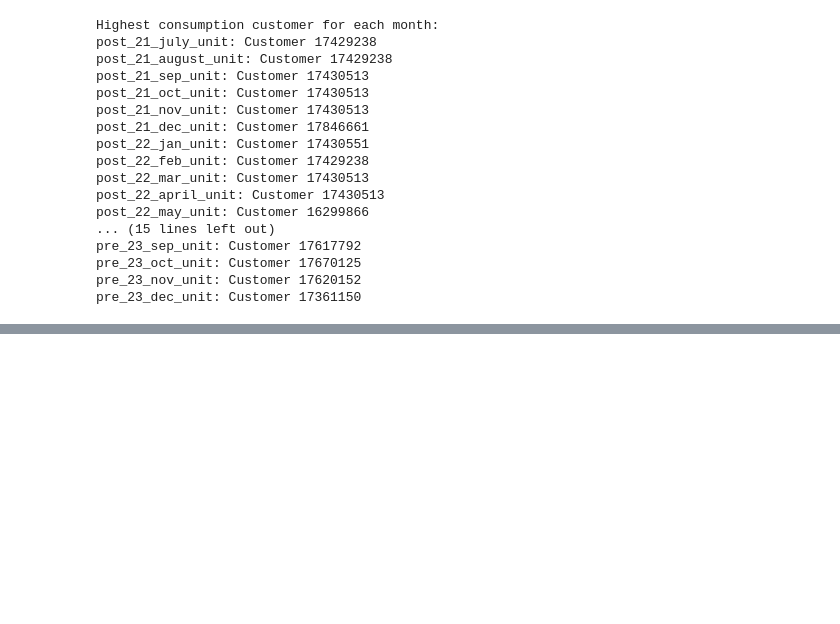
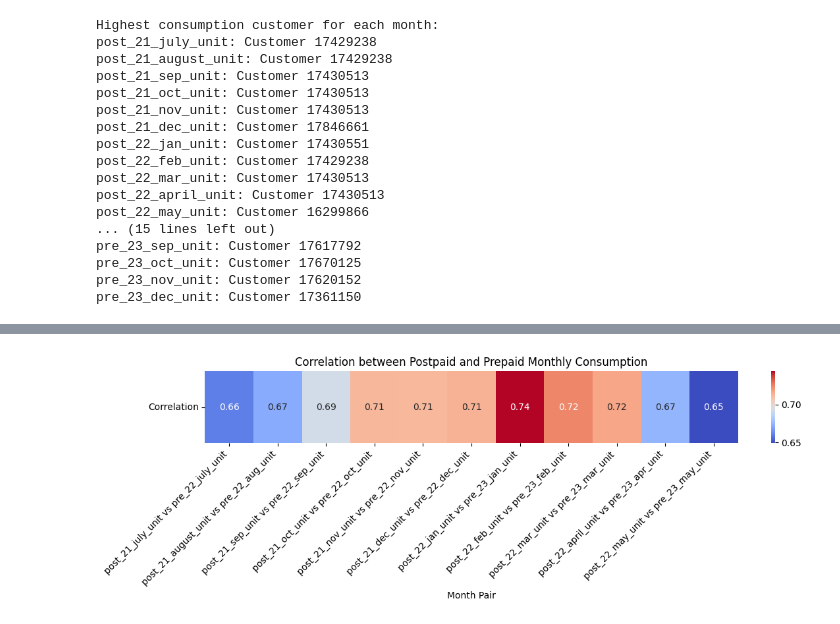
Before and after one commit to Demiarge/thesis, a Jupyter notebook: Final/Visual/Big/new.ipynb, the cells around one changed output, grey strips where cells are left out. Drawn from its saved outputs; the diff is of its cells as text; code cells hidden in the pictures; blank space fills up the shorter version.

```diff
--- a/Final/Visual/Big/new.ipynb
+++ b/Final/Visual/Big/new.ipynb
@@ -178,0 +274,79 @@ pre_23_dec_unit: Customer 17361150
+# %%
+
+
+# Define the columns for prepaid and postpaid comparisons
+prepaid_columns = [
+    'pre_22_july_unit', 'pre_22_aug_unit', 'pre_22_sep_unit',
+    'pre_22_oct_unit', 'pre_22_nov_unit', 'pre_22_dec_unit',
+    'pre_23_jan_unit', 'pre_23_feb_unit', 'pre_23_mar_unit',
+    'pre_23_apr_unit', 'pre_23_may_unit'
+]
+
+postpaid_columns = [
+    'post_21_july_unit', 'post_21_august_unit', 'post_21_sep_unit',
+    'post_21_oct_unit', 'post_21_nov_unit', 'post_21_dec_unit',
+    'post_22_jan_unit', 'post_22_feb_unit', 'post_22_mar_unit',
+    'post_22_april_unit', 'post_22_may_unit'
+]
+
+# Create a DataFrame for the pairwise comparison
+comparison_data = data[postpaid_columns + prepaid_columns]
+
+# Convert the selected columns to numeric, handling non-numeric entries by setting errors='coerce' to NaN
+for col in postpaid_columns + prepaid_columns:
+    comparison_data[col] = pd.to_numeric(comparison_data[col], errors='coerce')
+
+# Calculate pairwise correlation between each postpaid and the corresponding prepaid month
+correlation_values = [
+    comparison_data[post].corr(comparison_data[pre])
+    for post, pre in zip(postpaid_columns, prepaid_columns)
+]
+
+# Create a DataFrame for the correlation values
+correlation_df = pd.DataFrame({
+    'Month Pair': [
+        'July', 'August', 'September', 'October', 'November', 'December',
+        'January', 'February', 'March', 'April', 'May'
+    ],
+    'Month Pair Label': [
+        'post_21_july_unit vs pre_22_july_unit',
+        'post_21_august_unit vs pre_22_aug_unit',
+        'post_21_sep_unit vs pre_22_sep_unit',
+        'post_21_oct_unit vs pre_22_oct_unit',
+        'post_21_nov_unit vs pre_22_nov_unit',
+        'post_21_dec_unit vs pre_22_dec_unit',
+        'post_22_jan_unit vs pre_23_jan_unit',
+        'post_22_feb_unit vs pre_23_feb_unit',
+        'post_22_mar_unit vs pre_23_mar_unit',
+        'post_22_april_unit vs pre_23_apr_unit',
+        'post_22_may_unit vs pre_23_may_unit'
+    ],
+    'Correlation': correlation_values
+})
+
+# Set Month Pair as index for better labeling
+correlation_df.set_index('Month Pair Label', inplace=True)
+
+# Create a heatmap with proper labeling
+# Create a heatmap with proper labeling
+plt.figure(figsize=(12, 4))  # Increase the width for better label visibility
+sns.heatmap(
+    correlation_df[['Correlation']].T,
+    annot=True,
+    cmap='coolwarm',
+    fmt=".2f",
+    cbar=True,
+    xticklabels=True
+)
+
+# Customize the plot
+plt.title('Correlation between Postpaid and Prepaid Monthly Consumption')
+plt.xlabel('Month Pair')
+plt.yticks(rotation=0)
+plt.xticks(rotation=45, ha='right')
+
+# Adjust layout and save the plot
+plt.tight_layout()
+plt.savefig("Correlation between Postpaid and Prepaid Monthly Consumption.png", dpi=300)
+plt.show()
+# %% [output]
@@ -178,0 +358 @@ pre_23_dec_unit: Customer 17361150
+[figure, added]
```
Also changed, not shown: parts of 5 cells of this notebook, 53 other files.
